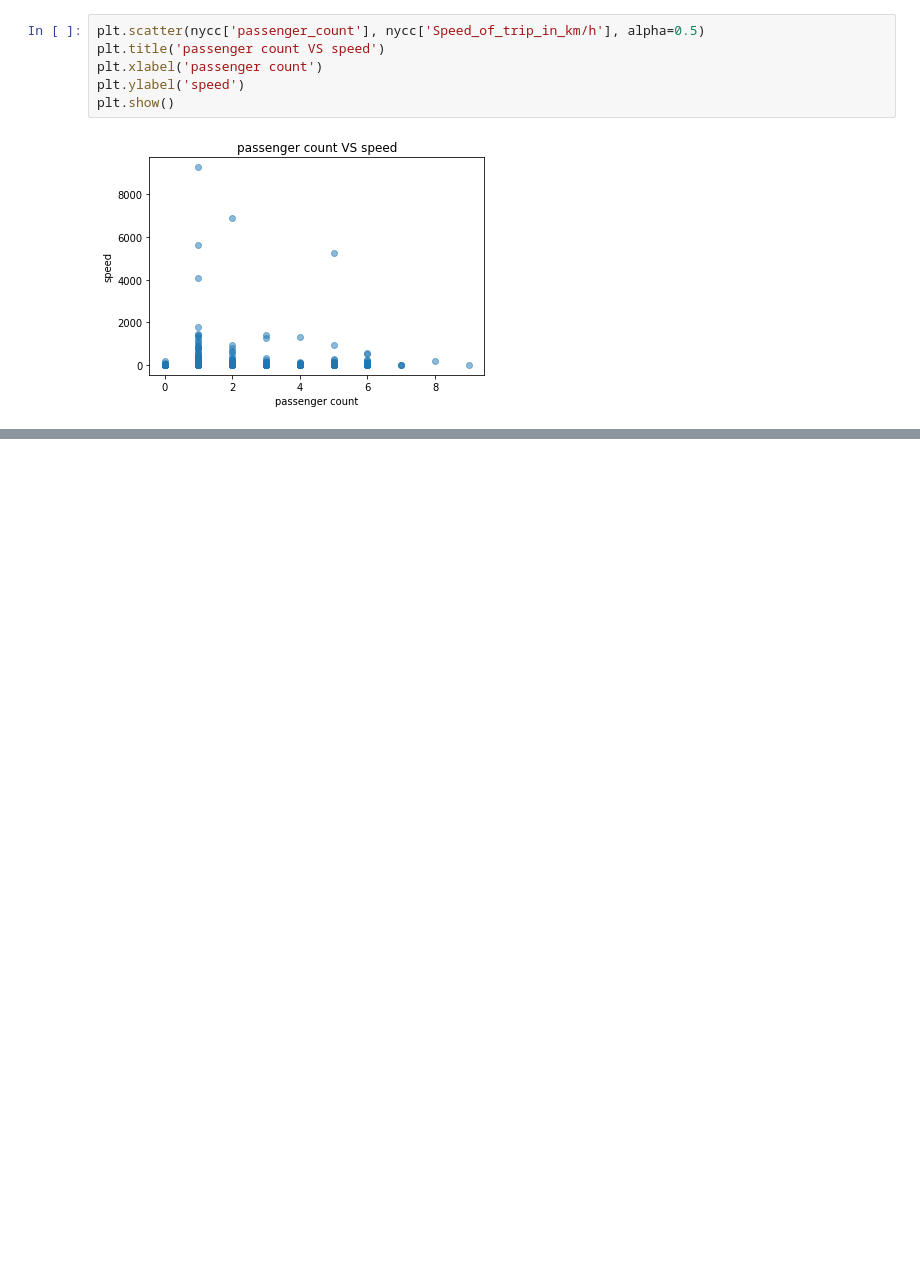
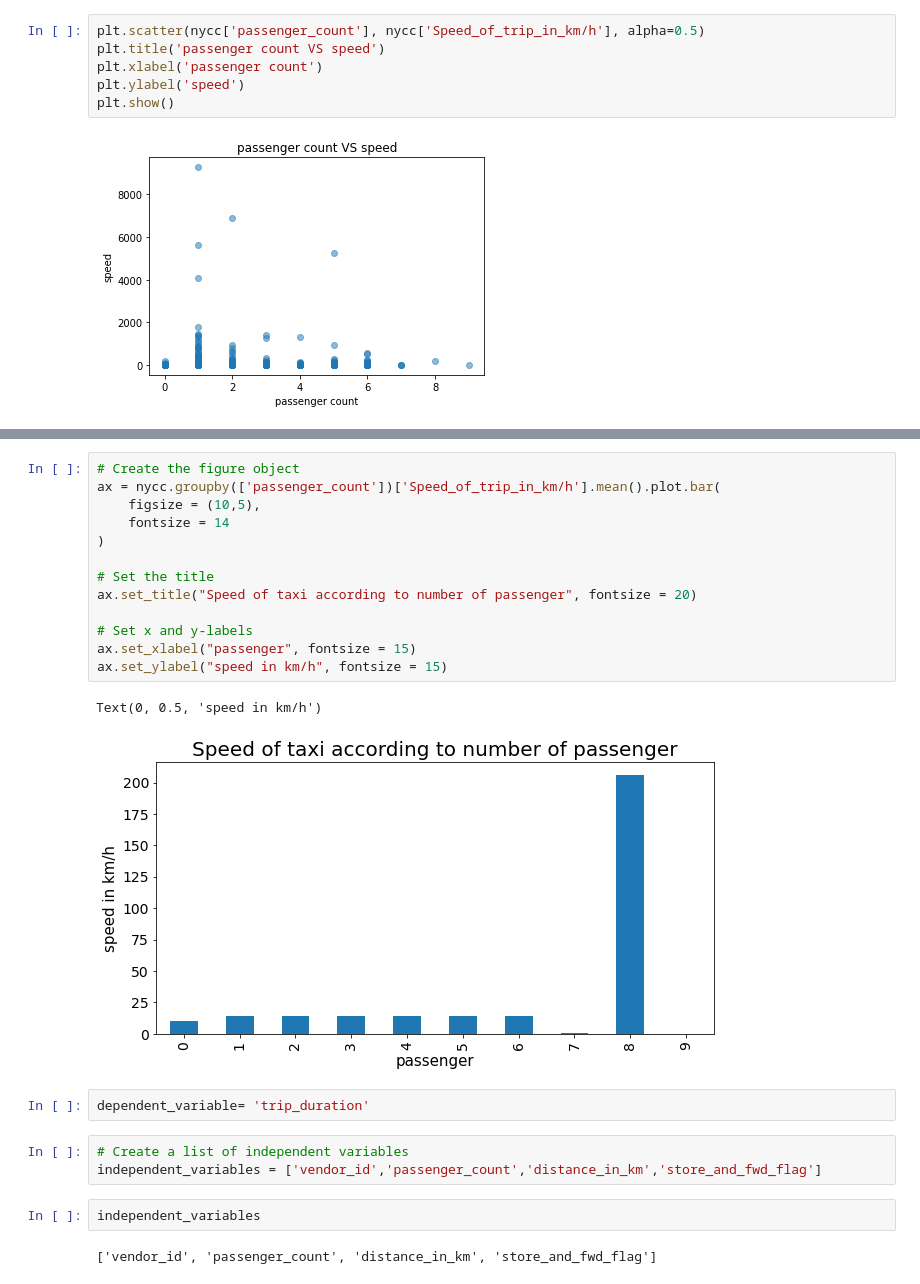
Before and after one commit to Ashik9576/NYC-Taxi-Time-Prediction, a Jupyter notebook: Ashik.ipynb, the cells around one changed output, grey strips where cells are left out. Cells and saved outputs as stored; diff of their text form; blank space fills up the shorter version.

```diff
--- a/Ashik.ipynb
+++ b/Ashik.ipynb
@@ -288,0 +283,25 @@ plt.show()
+# %%
+# Create the figure object
+ax = nycc.groupby(['passenger_count'])['Speed_of_trip_in_km/h'].mean().plot.bar(
+    figsize = (10,5),
+    fontsize = 14
+)
+
+# Set the title
+ax.set_title("Speed of taxi according to number of passenger", fontsize = 20)
+
+# Set x and y-labels
+ax.set_xlabel("passenger", fontsize = 15)
+ax.set_ylabel("speed in km/h", fontsize = 15)
+# %% [output]
+Text(0, 0.5, 'speed in km/h')
+[figure, added]
+# %%
+dependent_variable= 'trip_duration'
+# %%
+# Create a list of independent variables
+independent_variables = ['vendor_id','passenger_count','distance_in_km','store_and_fwd_flag']
+# %%
+independent_variables
+# %% [output]
+['vendor_id', 'passenger_count', 'distance_in_km', 'store_and_fwd_flag']
```
Also changed, not shown: parts of 40 cells of this notebook.
